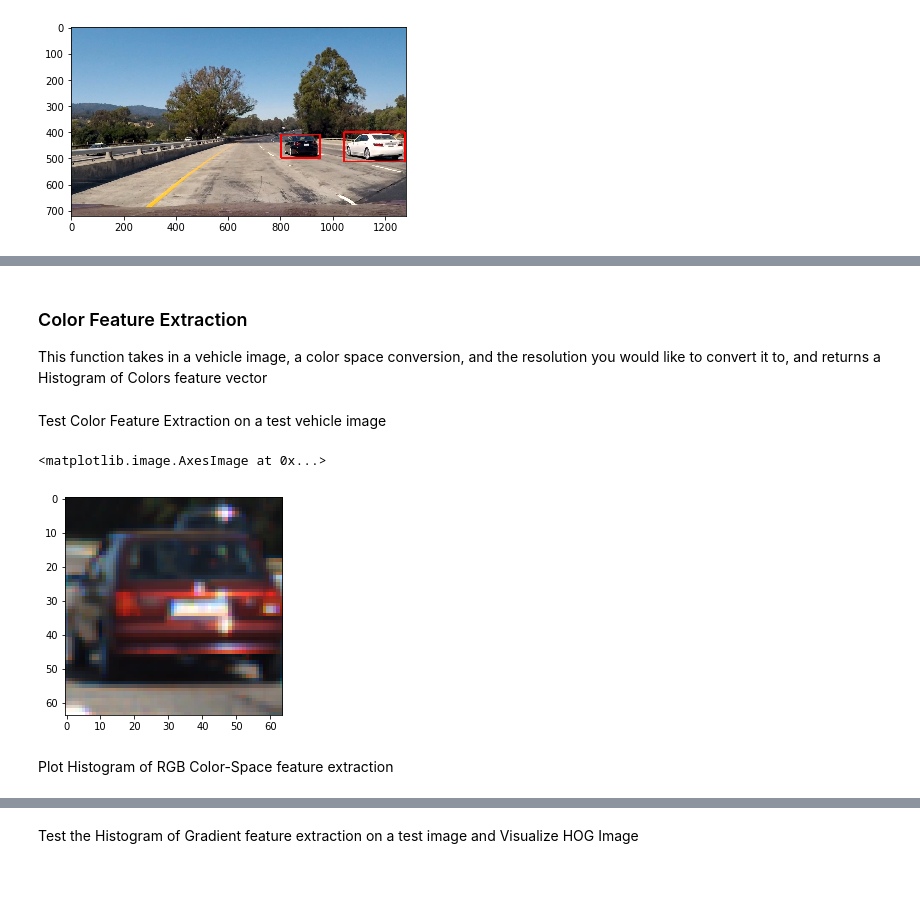
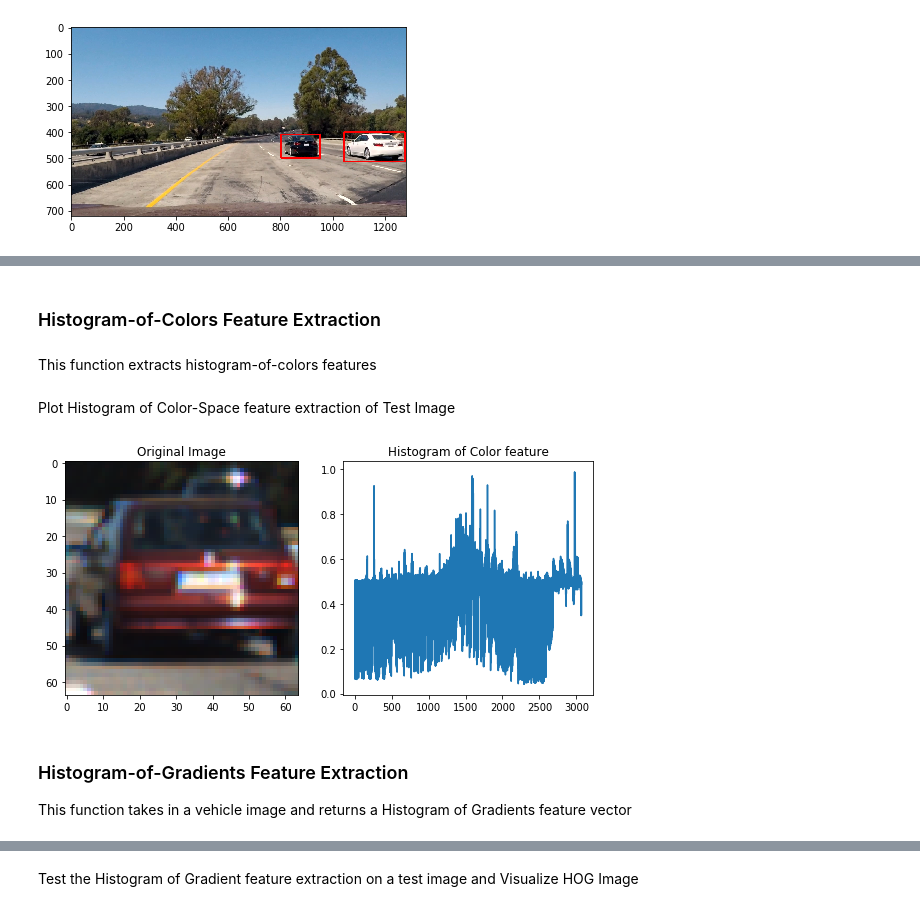
Before and after one commit to vinny-palumbo/AutonomousCars-VehicleDetection, a Jupyter notebook: pipeline.ipynb, the cells around one changed output, grey strips where cells are left out. Drawn from its saved outputs; the diff is of its cells as text; code cells hidden in the pictures; blank space fills up the shorter version.

```diff
--- a/pipeline.ipynb
+++ b/pipeline.ipynb
@@ -68,3 +79,46 @@ plt.imshow(result)
+# %% [markdown]
+### Histogram-of-Colors Feature Extraction
+# %% [markdown]
+This function extracts histogram-of-colors features
+# %%
+def get_hoc_features(img, color_space='RGB', size=(32, 32)):
+    # Convert image to new color space (if specified)
+    if color_space != 'RGB':
+        if color_space == 'HSV':
+            feature_image = cv2.cvtColor(img, cv2.COLOR_RGB2HSV)
+        elif color_space == 'LUV':
+            feature_image = cv2.cvtColor(img, cv2.COLOR_RGB2LUV)
+        elif color_space == 'HLS':
+            feature_image = cv2.cvtColor(img, cv2.COLOR_RGB2HLS)
+        elif color_space == 'YUV':
+            feature_image = cv2.cvtColor(img, cv2.COLOR_RGB2YUV)
+        elif color_space == 'YCrCb':
+            feature_image = cv2.cvtColor(img, cv2.COLOR_RGB2YCrCb)
+    else: feature_image = np.copy(img)
+    # Use cv2.resize().ravel() to create the feature vector
+    features = cv2.resize(feature_image, size).ravel()
+    # Return the feature vector
+    return features
+# %% [markdown]
+Plot Histogram of Color-Space feature extraction of Test Image
+# %%
+# Define HOC parameters
+test_color_space='YCrCb'
+test_size = (32,32)
+
+test_features_color = get_hoc_features(test_vehicle_image, test_color_space, test_size)
+
+# Plot an example of raw and gradient features
+fig = plt.figure(figsize=(12,4))
+plt.subplot(131)
+plt.imshow(test_vehicle_image)
+plt.title('Original Image')
+plt.subplot(132)
+plt.plot(test_features_color)
+plt.title('Histogram of Color feature')
+fig.tight_layout()
+# %% [output]
+[figure, added]
 # %% [markdown]
-### Color Feature Extraction
-This function takes in a vehicle image, a color space conversion, and the resolution you would like to convert it to, and returns a Histogram of Colors feature vector
+### Histogram-of-Gradients Feature Extraction
+This function takes in a vehicle image and returns a Histogram of Gradients feature vector
@@ -90,12 +124,0 @@ def get_hoc_features(img, color_space='RGB', size=(24, 24)):
-# %% [markdown]
-Test Color Feature Extraction on a test vehicle image
-# %%
-#reading in a vehicle test image
-test_vehicule_image = mpimg.imread('test_images/feature-extraction/7.png')
-test_vehicule_image = cv2.resize(test_vehicule_image, (64, 64))
-plt.imshow(test_vehicule_image)
-# %% [output]
-<matplotlib.image.AxesImage at 0x...>
-[figure, removed]
-# %% [markdown]
-Plot Histogram of RGB Color-Space feature extraction
```
Also changed, not shown: parts of 16 cells of this notebook.
